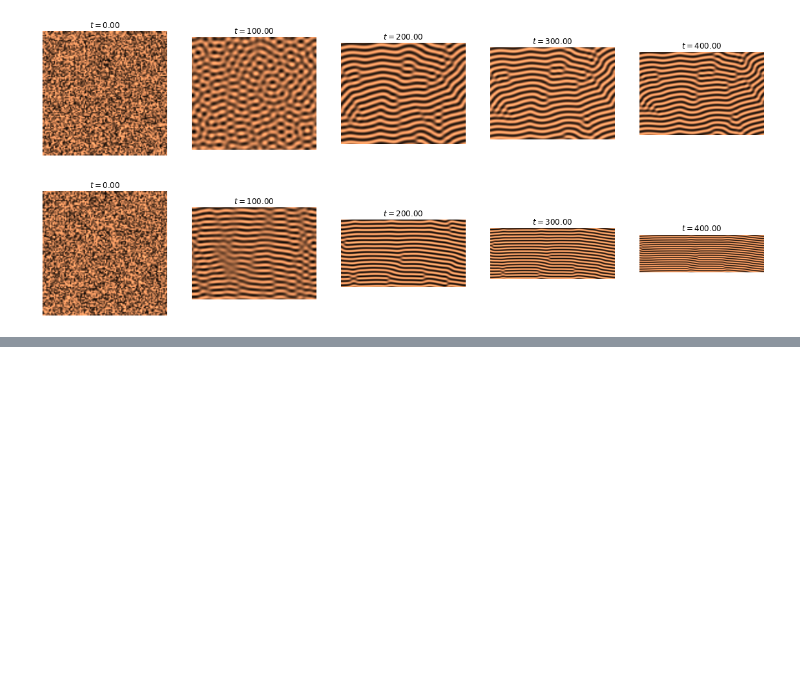
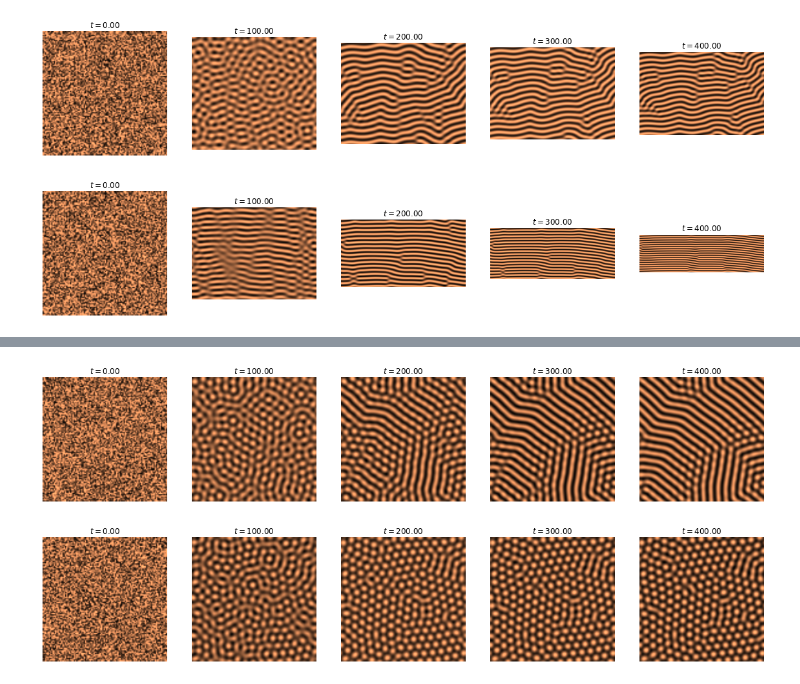
Before and after one commit to hturlier/M2ICFP, a Jupyter notebook: Ichbiah/TD_4-Turing/TD4_correction.ipynb, the cells around one changed output, grey strips where cells are left out. Cells and saved outputs as stored; diff of their text form; code cells hidden in the pictures; blank space fills up the shorter version.

```diff
--- a/Ichbiah/TD_4-Turing/TD4_correction.ipynb
+++ b/Ichbiah/TD_4-Turing/TD4_correction.ipynb
@@ -288,3 +326,32 @@ for i in tqdm(range(n), total=n):
+# %%
+for delta in [0.2, 0.3]:
+
+    fig, axes = plt.subplots(1, 5, figsize=(20, 4))
+    step_plot = n // 5
+
+    #Simulation Parameters
+    U = np.random.rand(size, size)*(10**-3)
+    a = 0.1
+
+    def f(u):
+        return((a-1)*u + delta* u**2 - u**3 - SquareLaplacian(u) - 2*laplacian2D(u) )
+
+
+    #Simulation Loop
+    for i in tqdm(range(n), total=n):
+
+        # We update the variables.
+        U+= dt * f(U)
+
+        # We plot the state of the system at
+        # different times.
+        if i % step_plot == 0 and i < 5 * step_plot:
+            ax = axes.flat[i // step_plot]
+            show_patterns(U, ax=ax)
+            ax.set_title(f'$t={i * dt:.2f}$')
+# %% [output]
+[figure, added]
+[figure, added]
 # %% [markdown]
 ### Conclusion
 
```
Also changed, not shown: parts of 4 cells of this notebook, 1 other file.
